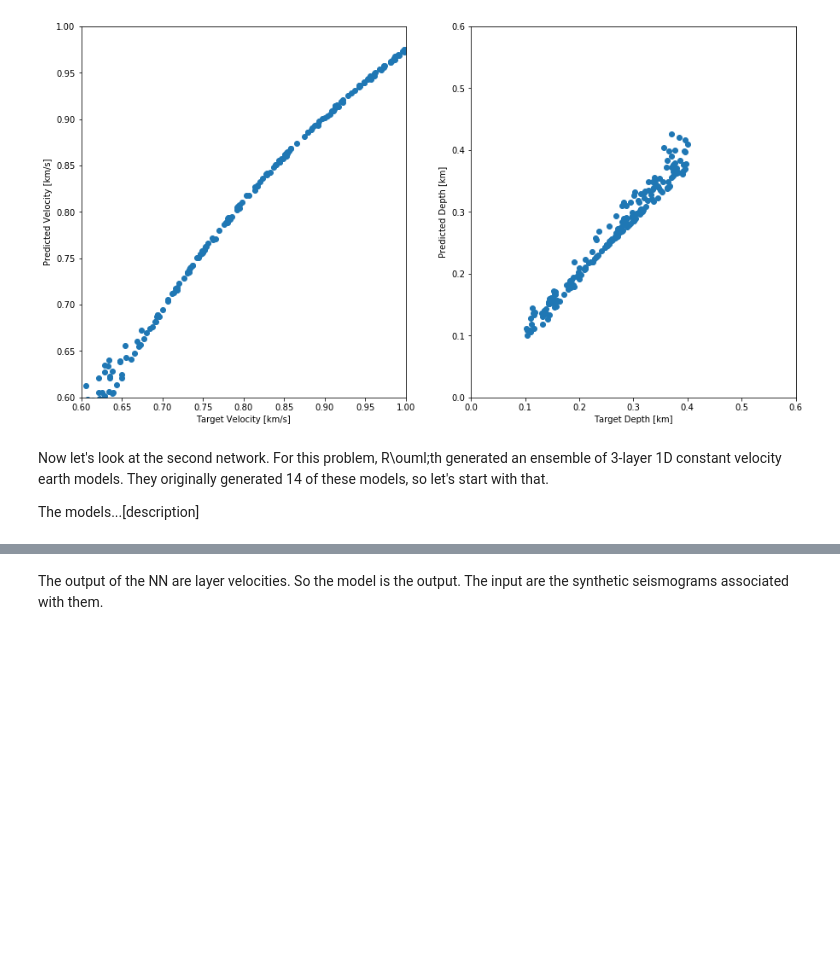
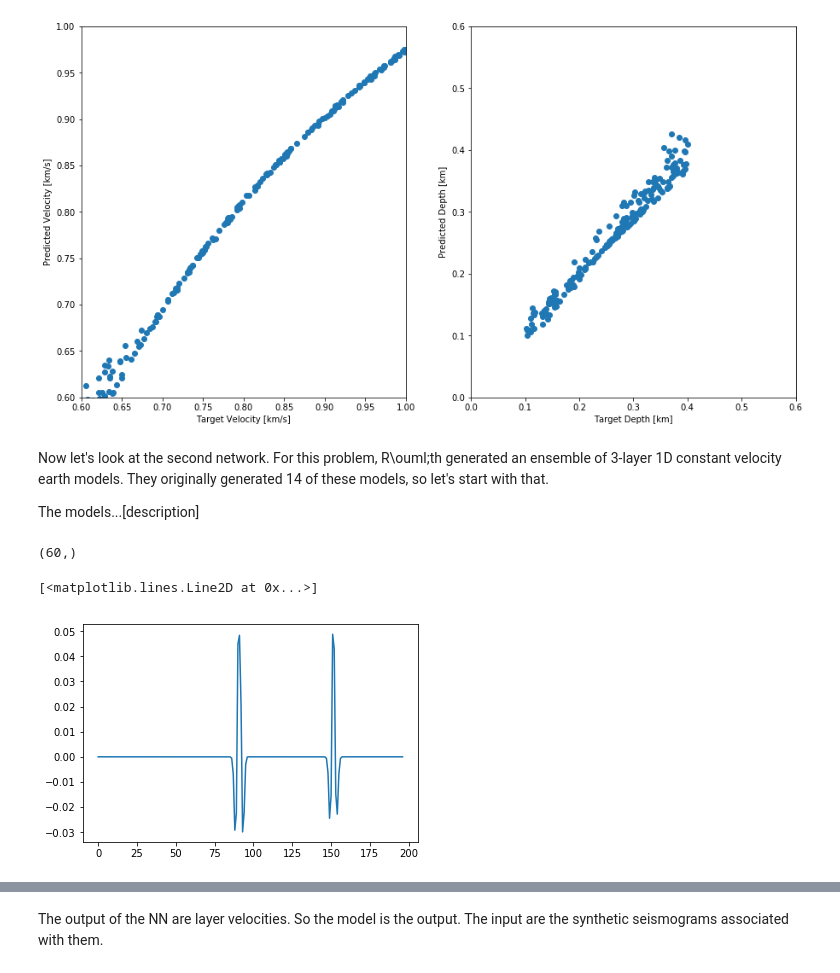
Before and after one commit to seg/repro-zoo-2018, a Jupyter notebook: roth-tarantola-1994/notebooks/Roethe-Tarantola-91.ipynb, the cells around one changed output, grey strips where cells are left out. Saved outputs shown, nothing was run; the diff lists cells and outputs as text; code cells hidden in the pictures; blank space fills up the shorter version.

```diff
--- a/roth-tarantola-1994/notebooks/Roethe-Tarantola-91.ipynb
+++ b/roth-tarantola-1994/notebooks/Roethe-Tarantola-91.ipynb
@@ -258,4 +278,10 @@ for i in np.arange(num_models):
     synths.append(synt)
+# %%
+plt.plot(get_synthetic(vp[:,0], depths).real)
+# %% [output]
+(60,)
+[<matplotlib.lines.Line2D at 0x...>]
+[figure, added]
 # %%
 plt.plot(synt)
 plt.figure()
```
Also changed, not shown: parts of 9 cells of this notebook.
